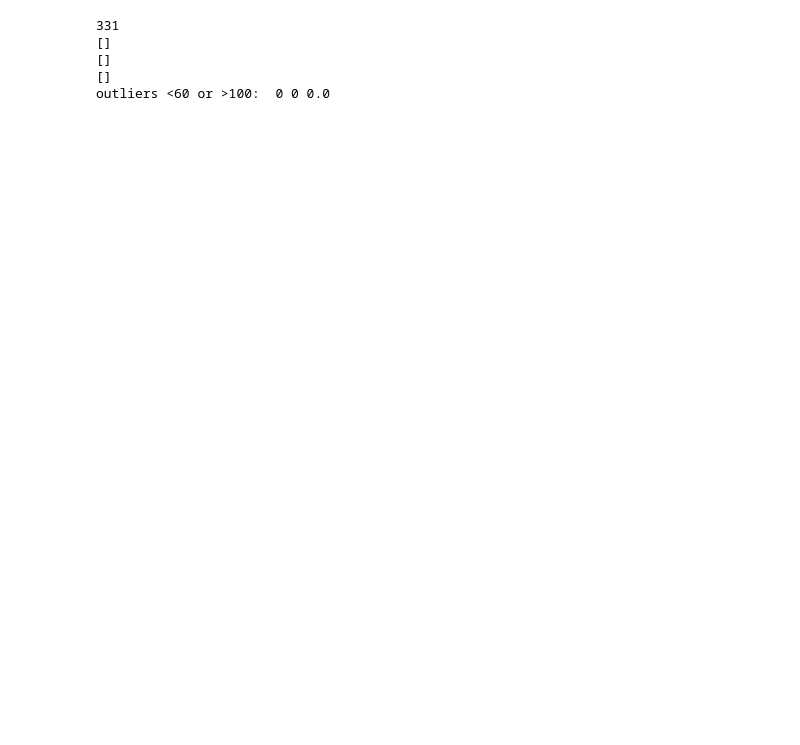
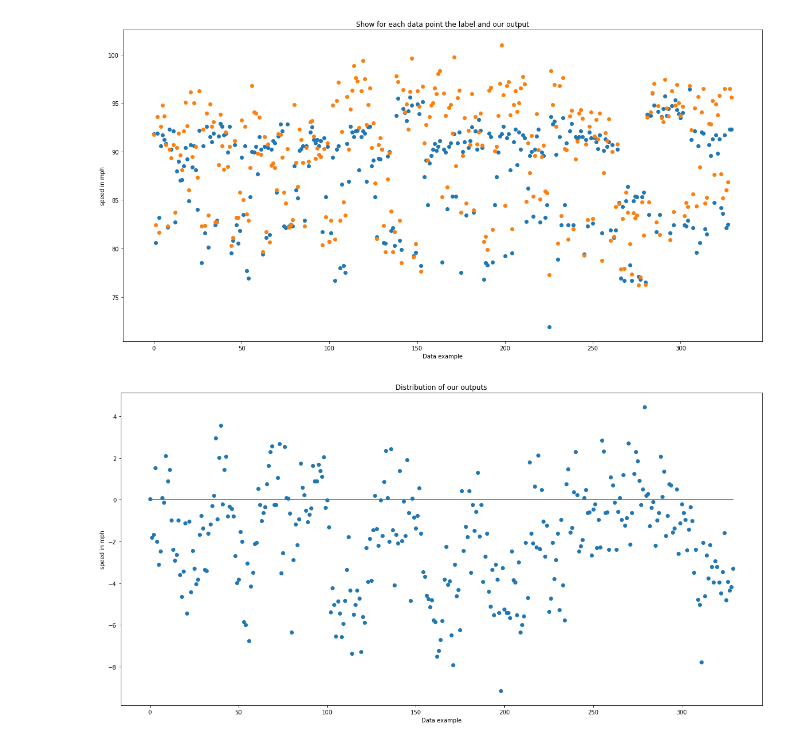
Before and after one commit to NinaWie/pitch_type, a Jupyter notebook: 4_Object_tracking/Ball speed.ipynb, the cells around one changed output. Cells and saved outputs as stored; diff of their text form; code cells hidden in the pictures; blank space fills up the shorter version.

```diff
--- a/4_Object_tracking/Ball speed.ipynb
+++ b/4_Object_tracking/Ball speed.ipynb
@@ -11,0 +170,5 @@ print(csv.columns.tolist())
+# %%
+camera = "a" # or b (camera c is too instable and was not used for speed estimation)
+
+csv = pd.read_csv(os.path.join("outputs", camera+"_report.csv"), delimiter=";") # speed2
+print(csv.columns.tolist())
@@ -110,25 +246,18 @@ shifted, not randomized around 0 because mean error 2.26871030303
-# %%
-col = csv['sportvision_pitch_id'].values
-col = np.delete(col, inds)
-print(len(col))
-nr_videos = len(out)
-inds = np.where(np.isnan(out))
-print(col[inds].tolist())
-
-inds = np.where(out>100)
-print(out[inds])
-labels = np.delete(labels, inds)
-out = np.delete(out, inds)
-too_high = len(inds[0])
-inds = np.where(out<60)
-print(out[inds])
-labels = np.delete(labels, inds)
-out = np.delete(out, inds)
-too_low = len(inds[0])
-print("outliers <60 or >100: ", too_low, too_high, (too_low+too_high)/(nr_videos-missing))
-# %% [output]
-331
-[]
-[]
-[]
-outliers <60 or >100:  0 0 0.0
+# %%
+plt.figure(figsize=(20,10))
+plt.scatter(np.arange(len(labels)), labels)
+plt.scatter(np.arange(len(out)), out)
+plt.title("Show for each data point the label and our output")
+plt.ylabel("speed in mph")
+plt.xlabel("Data example")
+plt.show()
+plt.figure(figsize=(20,10))
+plt.scatter(np.arange(len(labels)), labels-out)
+plt.plot(np.arange(len(labels)), np.zeros(len(labels)))
+plt.title("Distribution of our outputs")
+plt.ylabel("speed in mph")
+plt.xlabel("Data example")
+plt.show()
+# %% [output]
+[figure, added]
+[figure, added]
```
Also changed, not shown: parts of 18 cells of this notebook, 29 other files.
